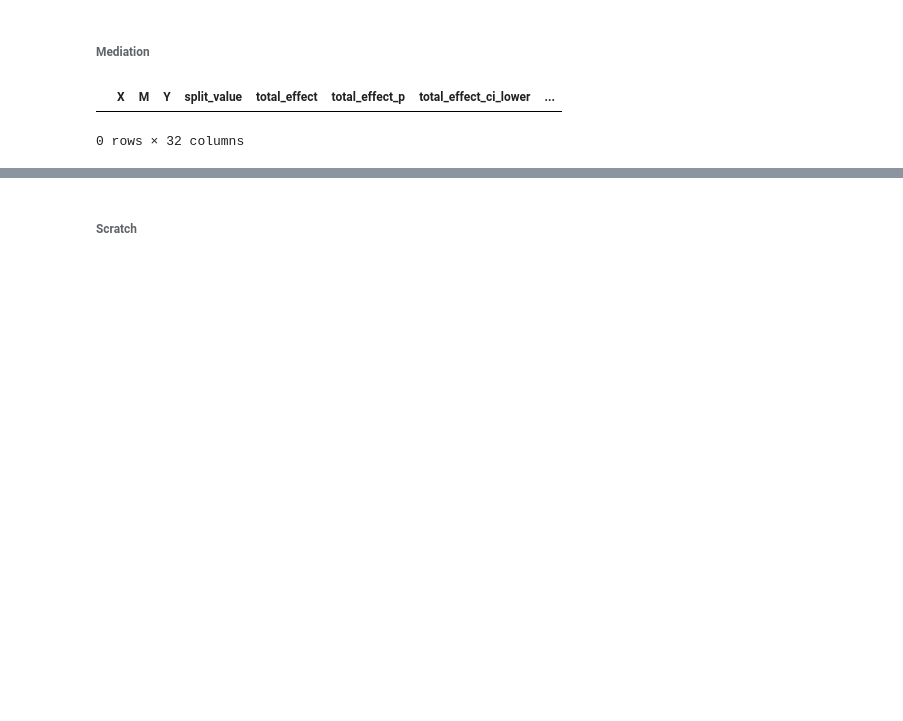
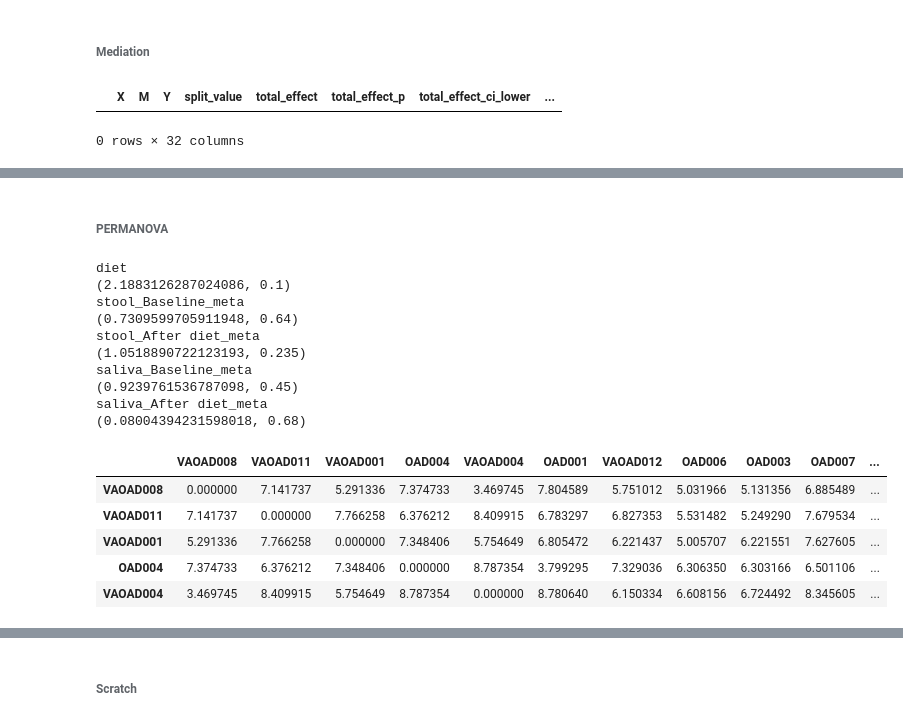
Before and after one commit to kbpi314/oa, a Jupyter notebook: code/oa_v4.ipynb, the cells around one changed output, grey strips where cells are left out. Saved outputs shown, nothing was run; the diff lists cells and outputs as text; code cells hidden in the pictures; blank space fills up the shorter version.

```diff
--- a/code/oa_v4.ipynb
+++ b/code/oa_v4.ipynb
@@ -1558,0 +1660,2 @@ df.head()
+# %% [markdown]
+###### PERMANOVA ######
@@ -1558,0 +1968,50 @@ df.head()
+# %%
+# PERMANOVA
+df_dx = df_map.drop_duplicates(subset='HostSubjectId')
+df_dx = df_dx.set_index('HostSubjectId')
+df_dx.index = df_dx.index.map(lambda x: x.replace('-',''))
+
+# construct dict of data
+str_to_df = {
+    'diet': df_diet
+}
+
+for g in ['stool', 'saliva']:
+    for t in ['Baseline', 'After diet']:
+        str_to_df['_'.join([g, t, 'meta'])] = gt_to_meta[g][t]
+
+# this is testing resp vs non resp at pre and post time points only, NOT the paired change in beta post-pre
+for label in str_to_df:
+    print(label)
+    df = str_to_df[label]
+
+    # get merged df and drop na
+    df_merge = pd.concat([df, df_dx], axis=1)
+    df_merge = df_merge.dropna()
+
+    # construct distance matrix from df
+    df_data = df.loc[df_merge.index,:]
+    dx = df_dx.loc[df_merge.index,:]['WOMAC_P_Response']
+    dm = pd.DataFrame(squareform(pdist(df_data.iloc[:, 1:])), columns=df_data.index.unique(), index=df_data.index.unique())
+
+    # takes in distance matrix
+    print(permanova_oneway(dm, levels=[1 if x == 'No response' else 0 for x in dx]))
+
+dm.head()
+# %% [output]
+diet
+(2.1883126287024086, 0.1)
+stool_Baseline_meta
+(0.7309599705911948, 0.64)
+stool_After diet_meta
+(1.0518890722123193, 0.235)
+saliva_Baseline_meta
+(0.9239761536787098, 0.45)
+saliva_After diet_meta
+(0.08004394231598018, 0.68)
+|  | VAOAD008 | VAOAD011 | VAOAD001 | OAD004 | VAOAD004 | OAD001 | VAOAD012 | OAD006 | OAD003 | OAD007 | ... |
+| VAOAD008 | 0.000000 | 7.141737 | 5.291336 | 7.374733 | 3.469745 | 7.804589 | 5.751012 | 5.031966 | 5.131356 | 6.885489 | ... |
+| VAOAD011 | 7.141737 | 0.000000 | 7.766258 | 6.376212 | 8.409915 | 6.783297 | 6.827353 | 5.531482 | 5.249290 | 7.679534 | ... |
+| VAOAD001 | 5.291336 | 7.766258 | 0.000000 | 7.348406 | 5.754649 | 6.805472 | 6.221437 | 5.005707 | 6.221551 | 7.627605 | ... |
+| OAD004 | 7.374733 | 6.376212 | 7.348406 | 0.000000 | 8.787354 | 3.799295 | 7.329036 | 6.306350 | 6.303166 | 6.501106 | ... |
+| VAOAD004 | 3.469745 | 8.409915 | 5.754649 | 8.787354 | 0.000000 | 8.780640 | 6.150334 | 6.608156 | 6.724492 | 8.345605 | ... |
```
Also changed, not shown: parts of 17 cells of this notebook.
